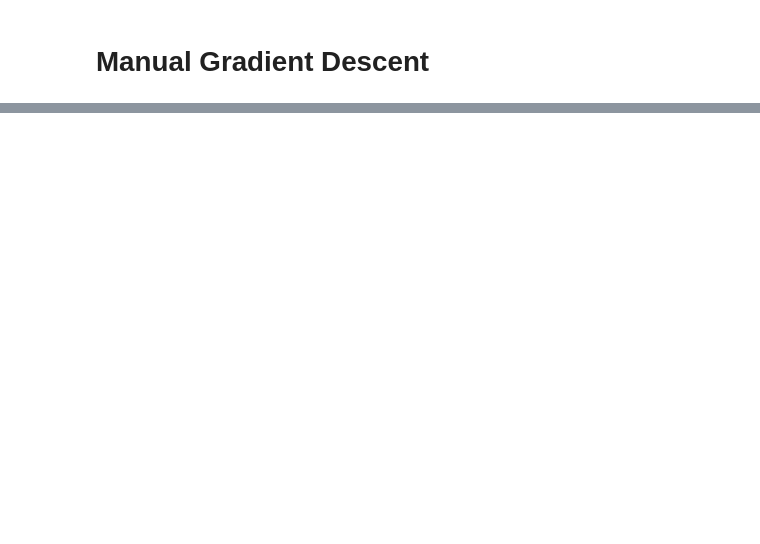
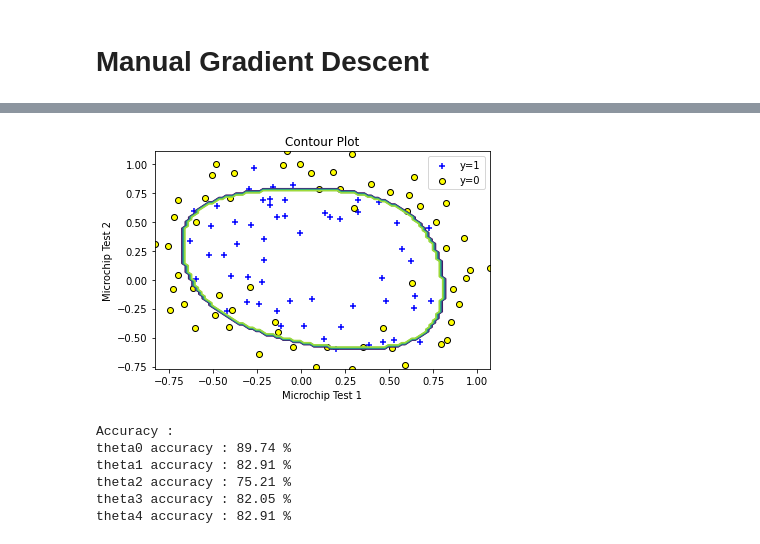
Before and after one commit to ChandraLiuswanto/MLE_test, a Jupyter notebook: Classification/ex2data2.ipynb, the cells around one changed output, grey strips where cells are left out. Drawn from its saved outputs; the diff is of its cells as text; code cells hidden in the pictures; blank space fills up the shorter version.

Commit message:
add accuracy

```diff
--- a/Classification/ex2data2.ipynb
+++ b/Classification/ex2data2.ipynb
@@ -158,7 +136,28 @@ plotresult(theta1)
 # %%
 import sklearn.linear_model
 clf = sklearn.linear_model.LogisticRegression()
 clf.fit(x_a[:,1:], y.reshape((-1,)))
 w0 = clf.intercept_.reshape(1,)
 thetax = clf.coef_.flatten()
-theta0 = (np.r_[w0,thetax]).reshape((-1,1))
+theta4 = (np.r_[w0,thetax]).reshape((-1,1))
+plotresult(theta4)
+# %% [output]
+[figure, added]
+# %%
+acc0 = np.mean(1-np.abs((predict(theta0,x_a,y)>0.5)-y.flatten()))
+acc1 = np.mean(1-np.abs((predict(theta1,x_a,y)>0.5)-y.flatten()))
+acc2 = np.mean(1-np.abs((predict(theta2,x_a,y)>0.5)-y.flatten()))
+acc3 = np.mean(1-np.abs((predict(theta3,x_a,y)>0.5)-y.flatten()))
+acc4 = np.mean(1-np.abs((predict(theta4,x_a,y)>0.5)-y.flatten()))
+print(f'theta0 accuracy : {acc0*100:.2f} %')
+print(f'theta1 accuracy : {acc1*100:.2f} %')
+print(f'theta2 accuracy : {acc2*100:.2f} %')
+print(f'theta3 accuracy : {acc3*100:.2f} %')
+print(f'theta4 accuracy : {acc4*100:.2f} %')
+# %% [output]
+Accuracy :
+theta0 accuracy : 89.74 %
+theta1 accuracy : 82.91 %
+theta2 accuracy : 75.21 %
+theta3 accuracy : 82.05 %
+theta4 accuracy : 82.91 %
```
Also changed, not shown: parts of 8 cells of this notebook.
